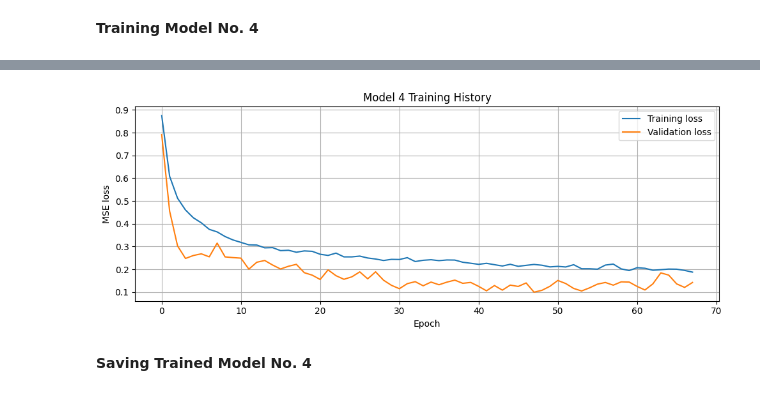
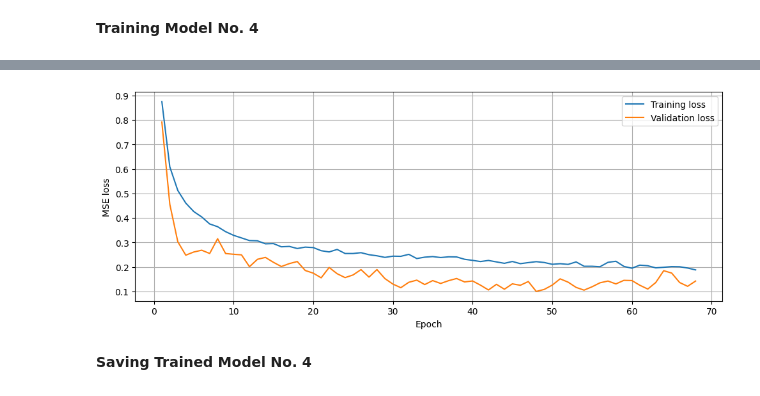
Before and after one commit to KozinIS/ethereum-anomaly-detection-xai, a Jupyter notebook: notebooks/ethereum_anomaly_detection_xai_EN.ipynb, the cells around one changed output, grey strips where cells are left out. Drawn from its saved outputs; the diff is of its cells as text; code cells hidden in the pictures.

```diff
--- a/notebooks/ethereum_anomaly_detection_xai_EN.ipynb
+++ b/notebooks/ethereum_anomaly_detection_xai_EN.ipynb
@@ -156,7 +156,7 @@ if SAVE_ARTIFACTS:
 
     SAVE_ROOT = (
         Path("/content/drive/MyDrive")
-        / "eaai-review-artifacts"
+        / "ethereum-anomaly-detection-xai"
     )
 
     SAVE_ROOT.mkdir(
@@ -2647,31 +2681,42 @@ Best epoch by Validation loss: 48
 # %%
 # Plot training and validation loss
 
+epochs_ran = range(1, len(history_4.history["loss"]) + 1)
+
 plt.figure(figsize=(10, 4))
 
-plt.plot(history_4.history["loss"], label="Training loss")
-plt.plot(history_4.history["val_loss"], label="Validation loss")
+plt.plot(
+    epochs_ran,
+    history_4.history["loss"],
+    label="Training loss"
+)
+
+plt.plot(
+    epochs_ran,
+    history_4.history["val_loss"],
+    label="Validation loss"
+)
 
 plt.xlabel("Epoch")
 plt.ylabel("MSE loss")
-plt.title("Model 4 Training History")
+
 plt.legend()
 plt.grid(True)
 plt.tight_layout()
 
 if SAVE_ARTIFACTS:
     plt.savefig(
         save_path(
             "results/training_history/"
-            "34_model_4_training_history.png"
+            "34_model_4_training_history.pdf"
         ),
-        dpi=300,
+        format="pdf",
         bbox_inches="tight"
     )
 
 plt.show()
 # %% [output]
-[figure, old version]
+[figure, new version]
 # %% [markdown]
 **Saving Trained Model No. 4**
 # %%
```
Also changed, not shown: parts of 22 cells of this notebook.
